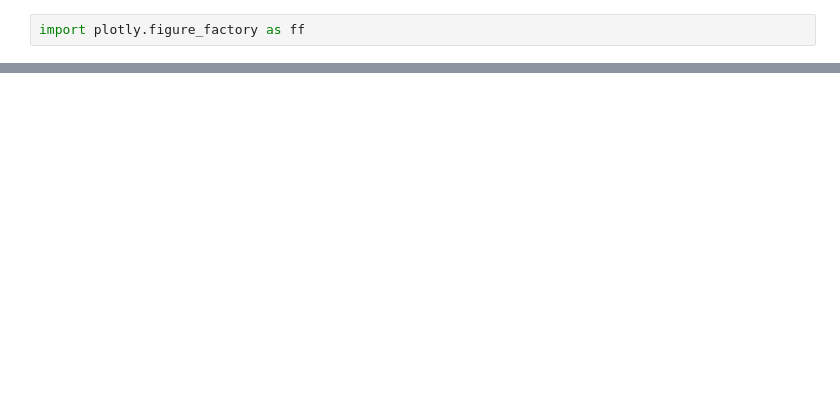
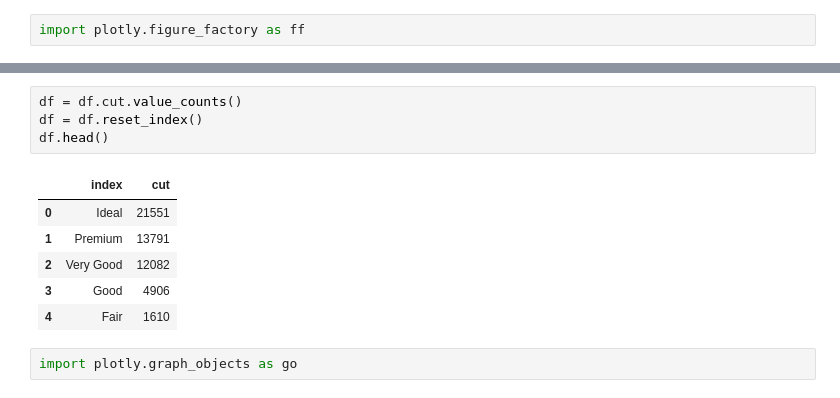
Before and after one commit to BulkaKrz/BulkaKrz, a Jupyter notebook: plotly_2.ipynb, the cells around one changed output, grey strips where cells are left out. Cells and saved outputs as stored; diff of their text form; blank space fills up the shorter version.

```diff
--- a/plotly_2.ipynb
+++ b/plotly_2.ipynb
@@ -197,0 +211,13 @@ ff.create_gantt(df, colors=['#eb4034', '#34eb89'], index_col='Complete', show_co
+# %%
+df = df.cut.value_counts()
+df = df.reset_index()
+df.head()
+# %% [output]
+|  | index | cut |
+| 0 | Ideal | 21551 |
+| 1 | Premium | 13791 |
+| 2 | Very Good | 12082 |
+| 3 | Good | 4906 |
+| 4 | Fair | 1610 |
+# %%
+import plotly.graph_objects as go
```
Also changed, not shown: parts of 13 cells of this notebook.
